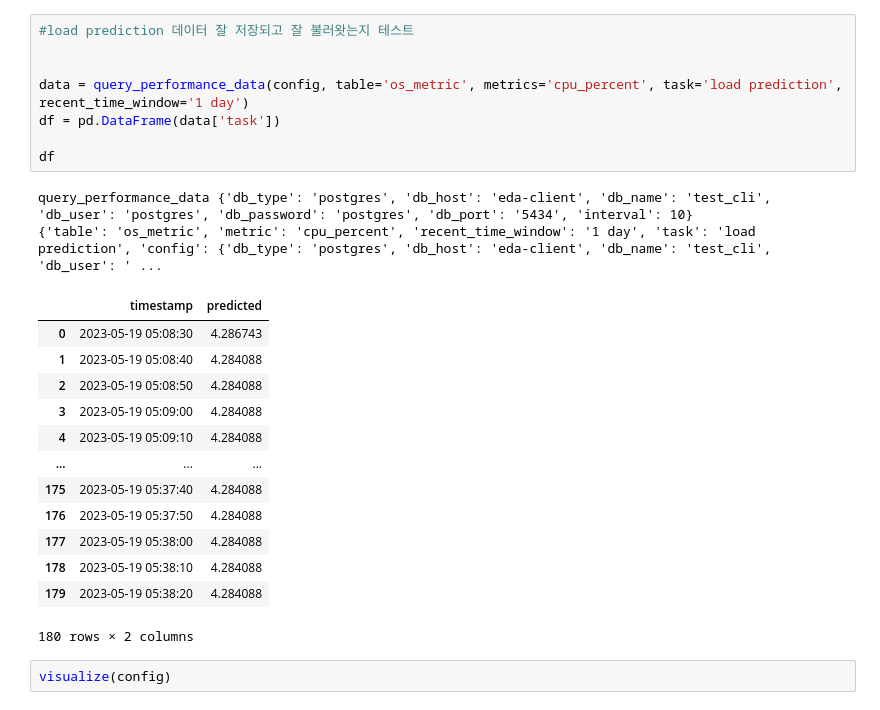
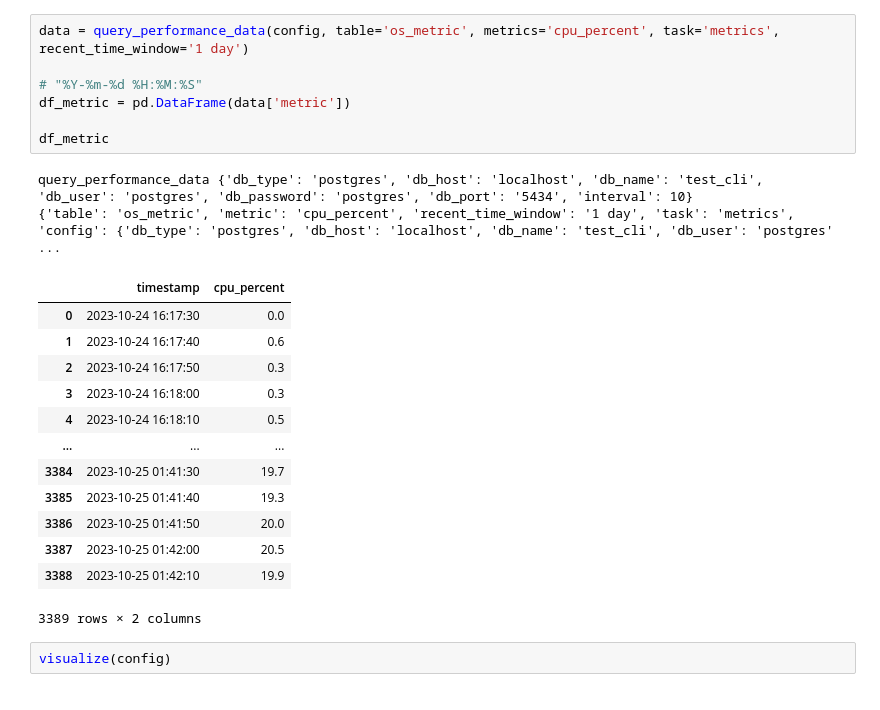
Before and after one commit to allene-ha/EDA_Framework, a Jupyter notebook: client/client_tutorial.ipynb, the cells around one changed output. Drawn from its saved outputs; the diff is of its cells as text.

```diff
--- a/client/client_tutorial.ipynb
+++ b/client/client_tutorial.ipynb
@@ -7,27 +21,26 @@ Configuration data sent successfully.
 # %%
-#load prediction 데이터 잘 저장되고 잘 불러왓는지 테스트
+data = query_performance_data(config, table='os_metric', metrics='cpu_percent', task='metrics', recent_time_window='1 day')
 
+# "%Y-%m-%d %H:%M:%S"
+df_metric = pd.DataFrame(data['metric'])
 
-data = query_performance_data(config, table='os_metric', metrics='cpu_percent', task='load prediction', recent_time_window='1 day')
-df = pd.DataFrame(data['task'])
-
-df
+df_metric
 # %% [output]
-query_performance_data {'db_type': 'postgres', 'db_host': 'eda-client', 'db_name': 'test_cli', 'db_user': 'postgres', 'db_password': 'postgres', 'db_port': '5434', 'interval': 10}
-{'table': 'os_metric', 'metric': 'cpu_percent', 'recent_time_window': '1 day', 'task': 'load prediction', 'config': {'db_type': 'postgres', 'db_host': 'eda-client', 'db_name': 'test_cli', 'db_user': ' ...
+query_performance_data {'db_type': 'postgres', 'db_host': 'localhost', 'db_name': 'test_cli', 'db_user': 'postgres', 'db_password': 'postgres', 'db_port': '5434', 'interval': 10}
+{'table': 'os_metric', 'metric': 'cpu_percent', 'recent_time_window': '1 day', 'task': 'metrics', 'config': {'db_type': 'postgres', 'db_host': 'localhost', 'db_name': 'test_cli', 'db_user': 'postgres' ...
-|  | timestamp | predicted |
-| 0 | 2023-05-19 05:08:30 | 4.286743 |
-| 1 | 2023-05-19 05:08:40 | 4.284088 |
-| 2 | 2023-05-19 05:08:50 | 4.284088 |
-| 3 | 2023-05-19 05:09:00 | 4.284088 |
-| 4 | 2023-05-19 05:09:10 | 4.284088 |
+|  | timestamp | cpu_percent |
+| 0 | 2023-10-24 16:17:30 | 0.0 |
+| 1 | 2023-10-24 16:17:40 | 0.6 |
+| 2 | 2023-10-24 16:17:50 | 0.3 |
+| 3 | 2023-10-24 16:18:00 | 0.3 |
+| 4 | 2023-10-24 16:18:10 | 0.5 |
 | ... | ... | ... |
-| 175 | 2023-05-19 05:37:40 | 4.284088 |
-| 176 | 2023-05-19 05:37:50 | 4.284088 |
-| 177 | 2023-05-19 05:38:00 | 4.284088 |
-| 178 | 2023-05-19 05:38:10 | 4.284088 |
-| 179 | 2023-05-19 05:38:20 | 4.284088 |
+| 3384 | 2023-10-25 01:41:30 | 19.7 |
+| 3385 | 2023-10-25 01:41:40 | 19.3 |
+| 3386 | 2023-10-25 01:41:50 | 20.0 |
+| 3387 | 2023-10-25 01:42:00 | 20.5 |
+| 3388 | 2023-10-25 01:42:10 | 19.9 |
-180 rows × 2 columns
+3389 rows × 2 columns
 # %%
 visualize(config)
 # %% [output]
```
Also changed, not shown: parts of 4 cells of this notebook, 8 other files.
